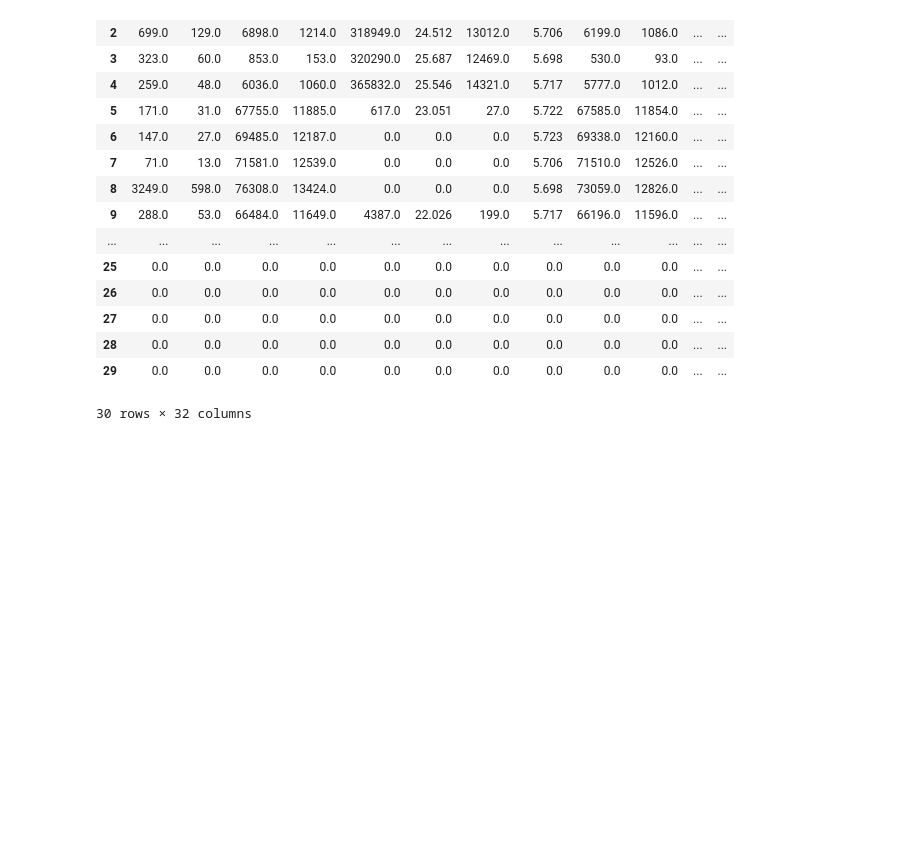
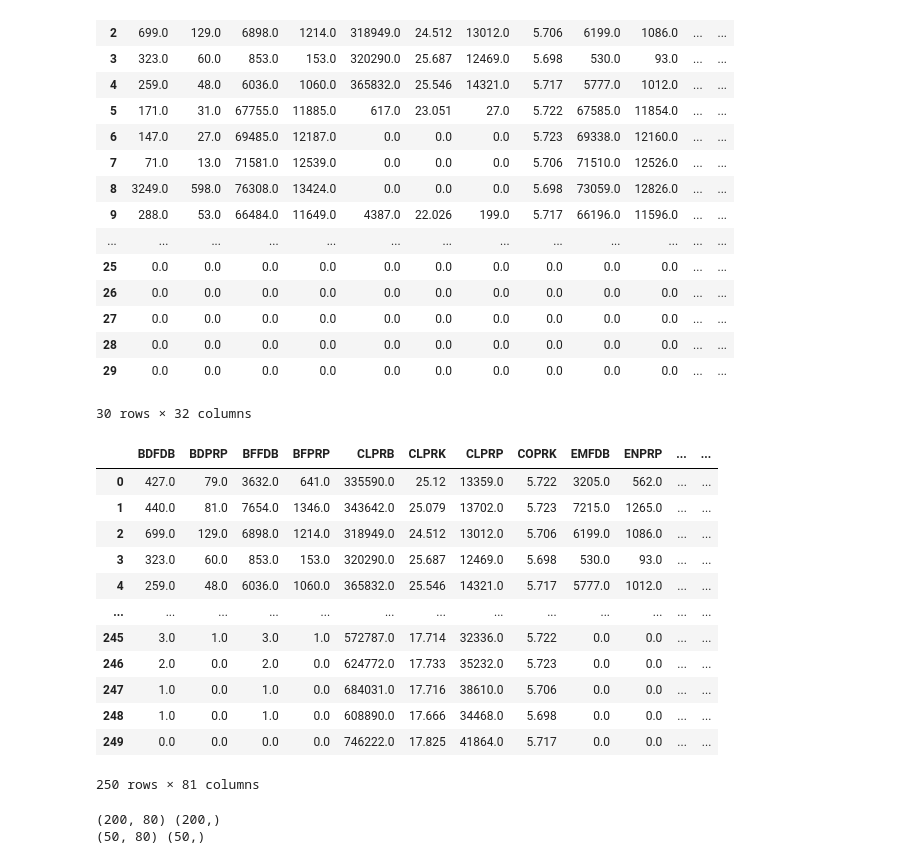
Before and after one commit to EricWithTheC/Datathon-2023-Spring-Dabian, a Jupyter notebook: datathon.ipynb, the cells around one changed output. Cells and saved outputs as stored; diff of their text form; code cells hidden in the pictures; blank space fills up the shorter version.

```diff
--- a/datathon.ipynb
+++ b/datathon.ipynb
@@ -125,3 +125,21 @@ df.head(30)
 | 28 | 0.0 | 0.0 | 0.0 | 0.0 | 0.0 | 0.0 | 0.0 | 0.0 | 0.0 | 0.0 | ... | ... |
 | 29 | 0.0 | 0.0 | 0.0 | 0.0 | 0.0 | 0.0 | 0.0 | 0.0 | 0.0 | 0.0 | ... | ... |
 30 rows × 32 columns
+# %%
+df_state_changed = pd.get_dummies(df, columns=['State'])
+# %%
+df_state_changed
+# %% [output]
+|  | BDFDB | BDPRP | BFFDB | BFPRP | CLPRB | CLPRK | CLPRP | COPRK | EMFDB | ENPRP | ... | ... |
+| 0 | 427.0 | 79.0 | 3632.0 | 641.0 | 335590.0 | 25.12 | 13359.0 | 5.722 | 3205.0 | 562.0 | ... | ... |
+| 1 | 440.0 | 81.0 | 7654.0 | 1346.0 | 343642.0 | 25.079 | 13702.0 | 5.723 | 7215.0 | 1265.0 | ... | ... |
+| 2 | 699.0 | 129.0 | 6898.0 | 1214.0 | 318949.0 | 24.512 | 13012.0 | 5.706 | 6199.0 | 1086.0 | ... | ... |
+| 3 | 323.0 | 60.0 | 853.0 | 153.0 | 320290.0 | 25.687 | 12469.0 | 5.698 | 530.0 | 93.0 | ... | ... |
+| 4 | 259.0 | 48.0 | 6036.0 | 1060.0 | 365832.0 | 25.546 | 14321.0 | 5.717 | 5777.0 | 1012.0 | ... | ... |
+| ... | ... | ... | ... | ... | ... | ... | ... | ... | ... | ... | ... | ... |
+| 245 | 3.0 | 1.0 | 3.0 | 1.0 | 572787.0 | 17.714 | 32336.0 | 5.722 | 0.0 | 0.0 | ... | ... |
+| 246 | 2.0 | 0.0 | 2.0 | 0.0 | 624772.0 | 17.733 | 35232.0 | 5.723 | 0.0 | 0.0 | ... | ... |
+| 247 | 1.0 | 0.0 | 1.0 | 0.0 | 684031.0 | 17.716 | 38610.0 | 5.706 | 0.0 | 0.0 | ... | ... |
+| 248 | 1.0 | 0.0 | 1.0 | 0.0 | 608890.0 | 17.666 | 34468.0 | 5.698 | 0.0 | 0.0 | ... | ... |
+| 249 | 0.0 | 0.0 | 0.0 | 0.0 | 746222.0 | 17.825 | 41864.0 | 5.717 | 0.0 | 0.0 | ... | ... |
+250 rows × 81 columns
@@ -127,0 +154,8 @@ df.head(30)
+# %%
+from sklearn.model_selection import train_test_split
+X_train, X_test, y_train, y_test = train_test_split(x, y, test_size=0.2)
+print(X_train.shape, y_train.shape)
+print(X_test.shape, y_test.shape)
+# %% [output]
+(200, 80) (200,)
+(50, 80) (50,)
```
Also changed, not shown: parts of 4 cells of this notebook, 2 other files.
